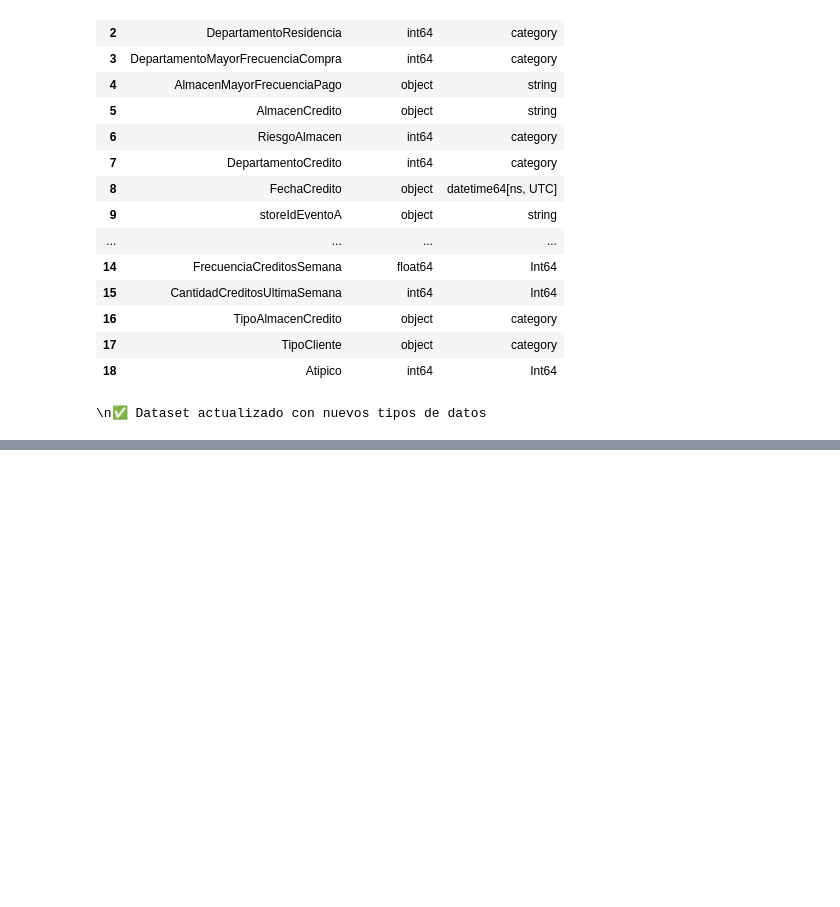
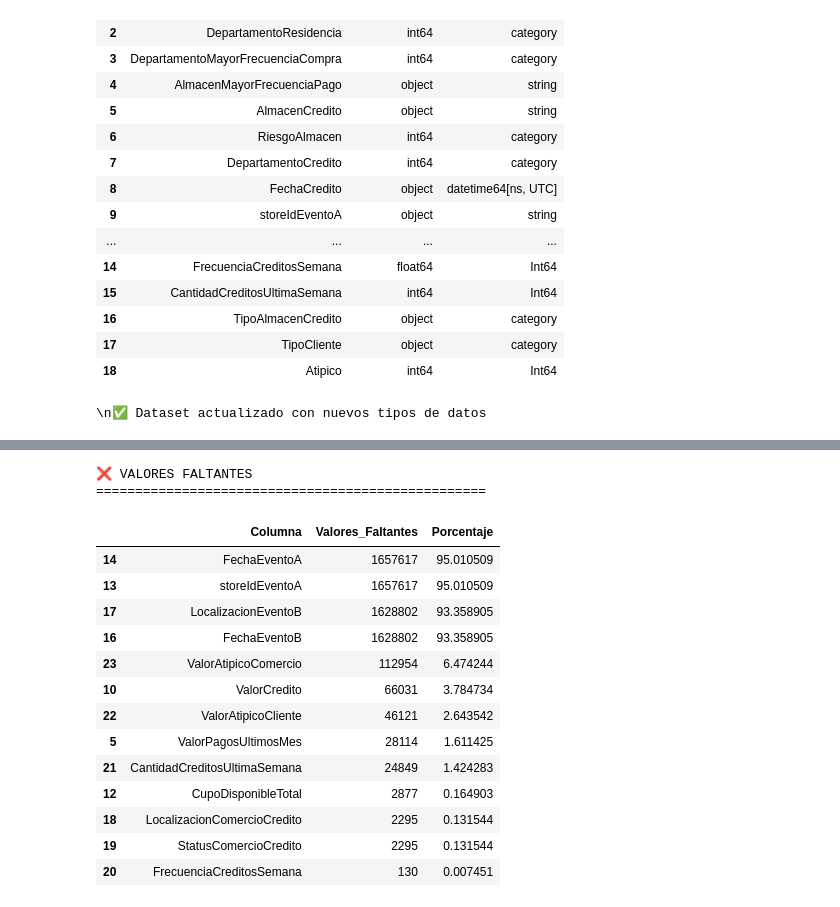
Before and after one commit to 1210lfo/prueba-tecnica-sc, a Jupyter notebook: notebooks/2-FeatureEngineering/FeatureEngineering.ipynb, the cells around one changed output, grey strips where cells are left out. Drawn from its saved outputs; the diff is of its cells as text; code cells hidden in the pictures; blank space fills up the shorter version.

```diff
--- a/notebooks/2-FeatureEngineering/FeatureEngineering.ipynb
+++ b/notebooks/2-FeatureEngineering/FeatureEngineering.ipynb
@@ -231,18 +235,22 @@ print("🔍 Análisis de duplicados por CreditoID")
 print("=" * 50)
 
 # Contar registros duplicados por CreditoID
-duplicados = df_converted['CreditoID'].duplicated().sum()
+duplicados = df_converted["CreditoID"].duplicated().sum()
 print(f"📊 Registros duplicados encontrados: {duplicados}")
 print(f"📊 Total de registros: {len(df_converted)}")
 
 if duplicados > 0:
     # Mostrar algunos ejemplos de CreditoID duplicados
-    creditos_duplicados = df_converted[df_converted['CreditoID'].duplicated(keep=False)]['CreditoID'].value_counts().head()
+    creditos_duplicados = (
+        df_converted[df_converted["CreditoID"].duplicated(keep=False)]["CreditoID"]
+        .value_counts()
+        .head()
+    )
     print(f"\n🔍 Ejemplos de CreditoID duplicados:")
     print(creditos_duplicados)
 
     # Eliminar duplicados manteniendo el primer registro
-    df_converted = df_converted.drop_duplicates(subset=['CreditoID'], keep='first')
+    df_converted = df_converted.drop_duplicates(subset=["CreditoID"], keep="first")
     print(f"\n✅ Duplicados eliminados. Registros restantes: {len(df_converted)}")
 else:
     print("✅ No se encontraron duplicados por CreditoID")
@@ -266,0 +489,31 @@ memory usage: 284.5+ MB
+# %%
+print(f"\n❌ VALORES FALTANTES")
+print("=" * 50)
+missing_data = df_converted.isnull().sum()
+missing_percent = (missing_data / len(df_converted)) * 100
+missing_df = pd.DataFrame(
+    {
+        "Columna": missing_data.index,
+        "Valores_Faltantes": missing_data.values,
+        "Porcentaje": missing_percent.values,
+    }
+).sort_values("Porcentaje", ascending=False)
+
+display(missing_df[missing_df["Valores_Faltantes"] > 0])
+# %% [output]
+❌ VALORES FALTANTES
+==================================================
+|  | Columna | Valores_Faltantes | Porcentaje |
+| 14 | FechaEventoA | 1657617 | 95.010509 |
+| 13 | storeIdEventoA | 1657617 | 95.010509 |
+| 17 | LocalizacionEventoB | 1628802 | 93.358905 |
+| 16 | FechaEventoB | 1628802 | 93.358905 |
+| 23 | ValorAtipicoComercio | 112954 | 6.474244 |
+| 10 | ValorCredito | 66031 | 3.784734 |
+| 22 | ValorAtipicoCliente | 46121 | 2.643542 |
+| 5 | ValorPagosUltimosMes | 28114 | 1.611425 |
+| 21 | CantidadCreditosUltimaSemana | 24849 | 1.424283 |
+| 12 | CupoDisponibleTotal | 2877 | 0.164903 |
+| 18 | LocalizacionComercioCredito | 2295 | 0.131544 |
+| 19 | StatusComercioCredito | 2295 | 0.131544 |
+| 20 | FrecuenciaCreditosSemana | 130 | 0.007451 |
```
Also changed, not shown: parts of 13 cells of this notebook, 9 other files.
